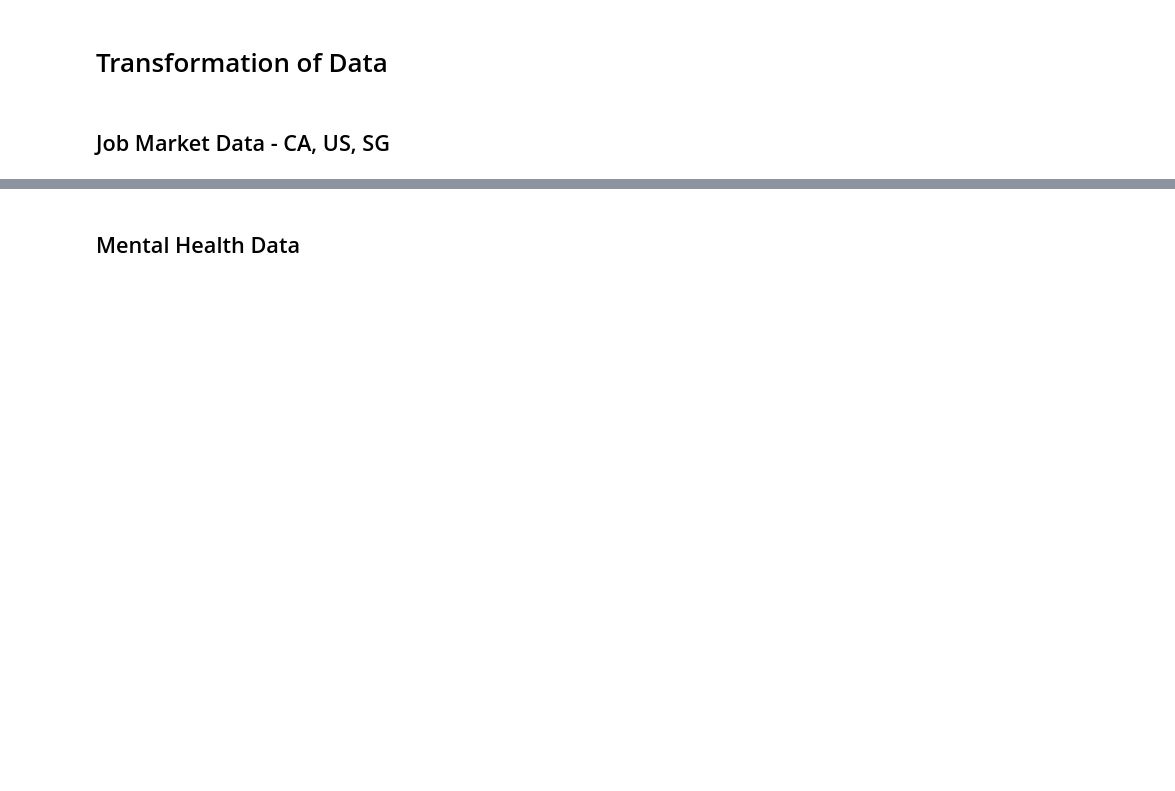
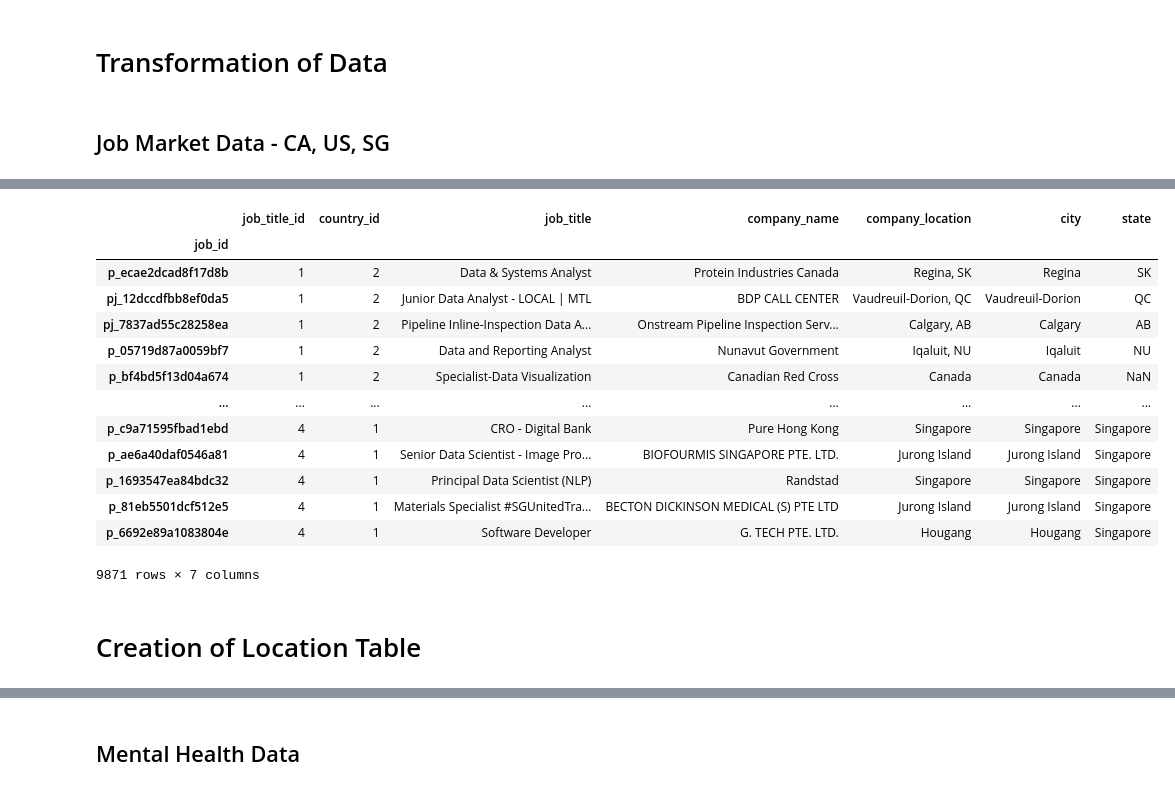
Before and after one commit to angmay/DataJobMarket, a Jupyter notebook: Transformation Subfiles/Data-Transformation.ipynb, the cells around one changed output, grey strips where cells are left out. Cells and saved outputs as stored; diff of their text form; code cells hidden in the pictures; blank space fills up the shorter version.

```diff
--- a/Transformation Subfiles/Data-Transformation.ipynb
+++ b/Transformation Subfiles/Data-Transformation.ipynb
@@ -52,3 +62,6 @@ dfSG = pd.read_csv(filepathSG, index_col=0)
+# %%
+dfSG["City"] = dfSG["Company Location"]
+dfSG["State"] = "Singapore"
 # %%
 df = dfCA.append(dfAU)
 df = df.append(dfUS)
@@ -58,0 +69,23 @@ df.to_csv(f"../Transformed Data/AllJobMarket-Transformed.csv")
+# %%
+df.columns = ['job_title_id','job_title','company_name','company_location','country_id','city','state','zip_code']
+
+df = df[['job_title_id','country_id','job_title','company_name', 'company_location','city','state']]
+
+df.index.names=["job_id"]
+
+df
+# %% [output]
+|  | job_title_id | country_id | job_title | company_name | company_location | city | state |
+| job_id |  |  |  |  |  |  |  |
+| p_ecae2dcad8f17d8b | 1 | 2 | Data & Systems Analyst | Protein Industries Canada | Regina, SK | Regina | SK |
+| pj_12dccdfbb8ef0da5 | 1 | 2 | Junior Data Analyst - LOCAL | MTL | BDP CALL CENTER | Vaudreuil-Dorion, QC | Vaudreuil-Dorion | QC |
+| pj_7837ad55c28258ea | 1 | 2 | Pipeline Inline-Inspection Data A... | Onstream Pipeline Inspection Serv... | Calgary, AB | Calgary | AB |
+| p_05719d87a0059bf7 | 1 | 2 | Data and Reporting Analyst | Nunavut Government | Iqaluit, NU | Iqaluit | NU |
+| p_bf4bd5f13d04a674 | 1 | 2 | Specialist-Data Visualization | Canadian Red Cross | Canada | Canada | NaN |
+| ... | ... | ... | ... | ... | ... | ... | ... |
+| p_c9a71595fbad1ebd | 4 | 1 | CRO - Digital Bank | Pure Hong Kong | Singapore | Singapore | Singapore |
+| p_ae6a40daf0546a81 | 4 | 1 | Senior Data Scientist - Image Pro... | BIOFOURMIS SINGAPORE PTE. LTD. | Jurong Island | Jurong Island | Singapore |
+| p_1693547ea84bdc32 | 4 | 1 | Principal Data Scientist (NLP) | Randstad | Singapore | Singapore | Singapore |
+| p_81eb5501dcf512e5 | 4 | 1 | Materials Specialist #SGUnitedTra... | BECTON DICKINSON MEDICAL (S) PTE LTD | Jurong Island | Jurong Island | Singapore |
+| p_6692e89a1083804e | 4 | 1 | Software Developer | G. TECH PTE. LTD. | Hougang | Hougang | Singapore |
+9871 rows × 7 columns
@@ -58,0 +94,2 @@ df.to_csv(f"../Transformed Data/AllJobMarket-Transformed.csv")
+# %% [markdown]
+# Creation of Location Table
```
Also changed, not shown: parts of 8 cells of this notebook, 2 other files.
